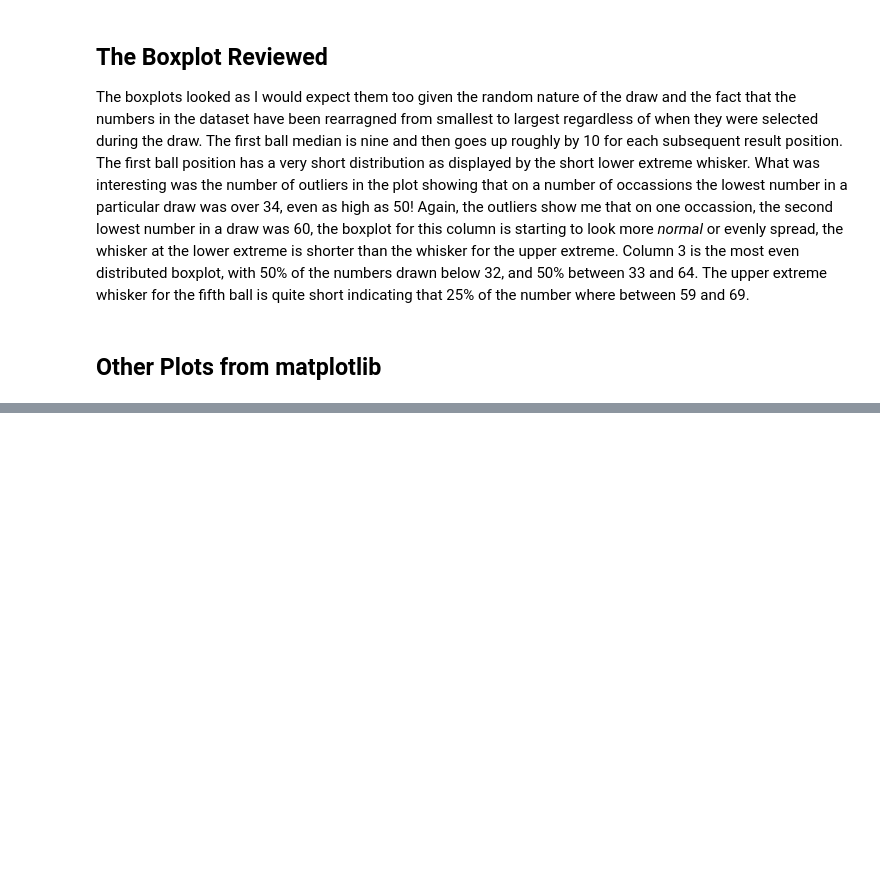
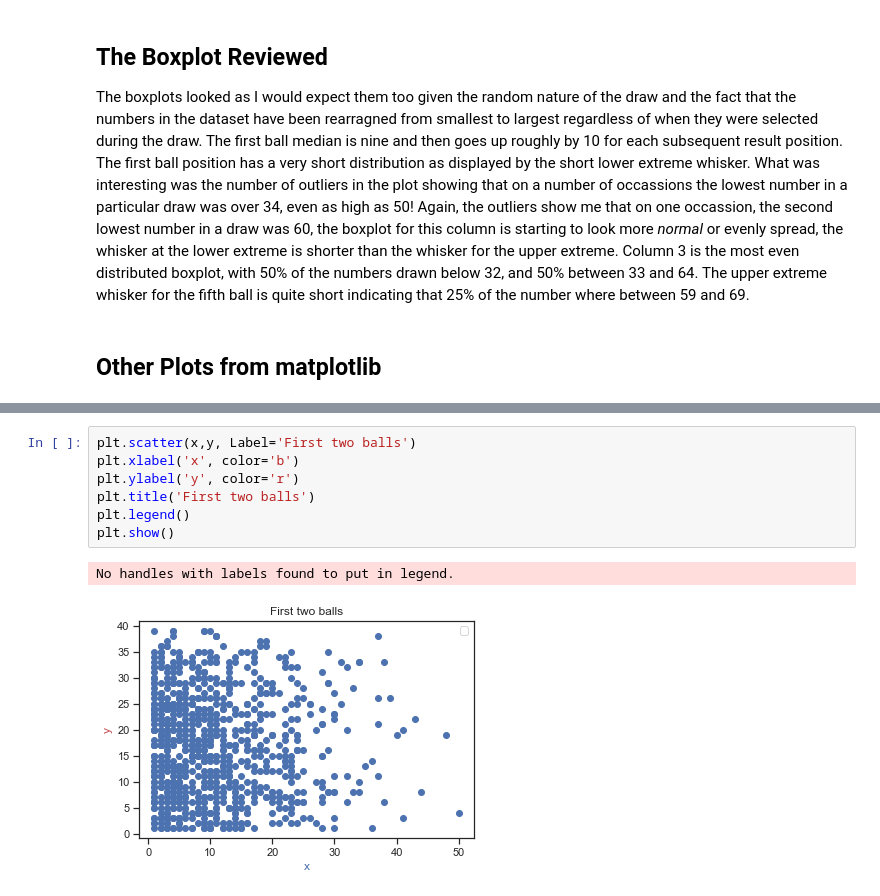
Before and after one commit to Gerrydh/Fundamentals-of-DA-Project, a Jupyter notebook: Box Plots- An Investigation.ipynb, the cells around one changed output, grey strips where cells are left out. Drawn from its saved outputs; the diff is of its cells as text; blank space fills up the shorter version.

```diff
--- a/Box Plots- An Investigation.ipynb
+++ b/Box Plots- An Investigation.ipynb
@@ -106 +141,11 @@ plt.show()
+# %%
+plt.scatter(x,y, Label='First two balls')
+plt.xlabel('x', color='b')
+plt.ylabel('y', color='r')
+plt.title('First two balls')
+plt.legend()
+plt.show()
+# %% [output]
+No handles with labels found to put in legend.
+[figure, added]
 # %%
```
Also changed, not shown: parts of 10 cells of this notebook.
